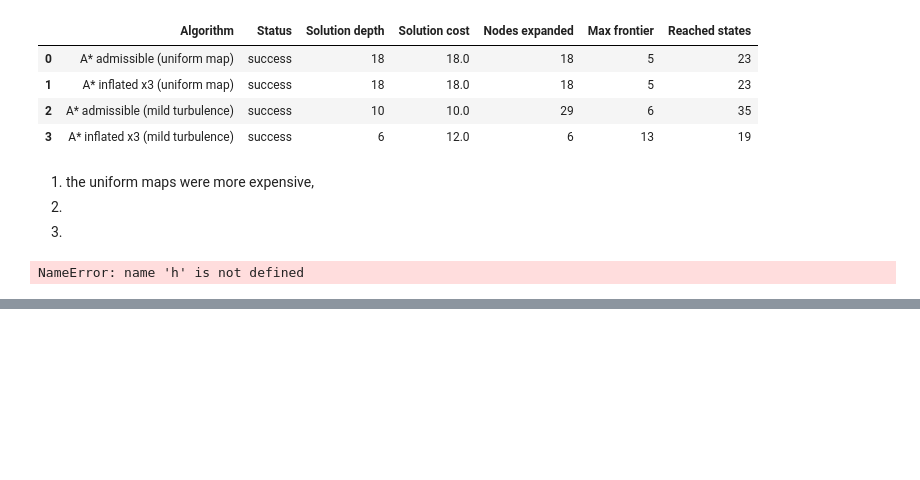
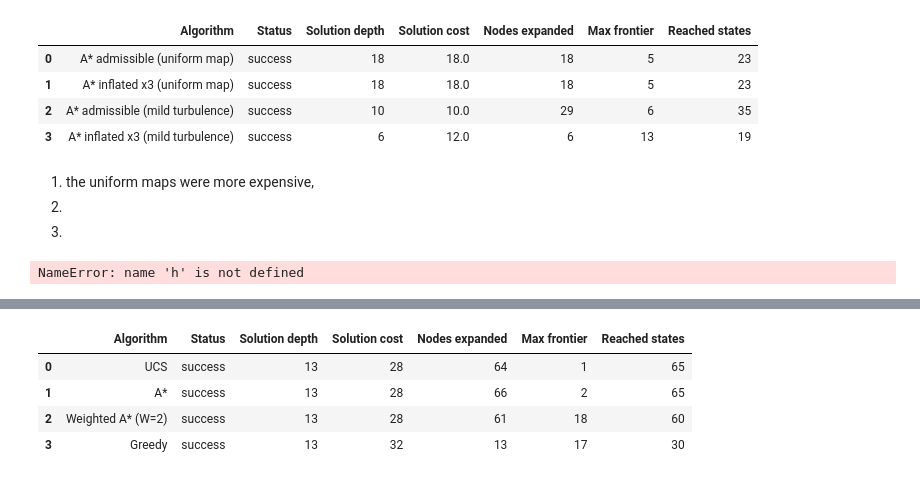
Before and after one commit to Ewurakua419/Ewurakua_Amoah_lab1_, a Jupyter notebook: Ewurakua_Amoah_Lab_1B.ipynb, the cells around one changed output, grey strips where cells are left out. Saved outputs shown, nothing was run; the diff lists cells and outputs as text; code cells hidden in the pictures; blank space fills up the shorter version.

```diff
--- a/Ewurakua_Amoah_Lab_1B.ipynb
+++ b/Ewurakua_Amoah_Lab_1B.ipynb
@@ -858,26 +856,43 @@ TypeError: cannot unpack non-iterable NoneType object
 # %%
 # TODO 11:
 # Create your second custom map here.
 
 custom_grid_2 = [
+    [0, 0, 0, 0, 0, 0, 0, 0, 0, 0, 0, 0, 0],
+    [0, 0, 0, 0, 0, 0, 0, 0, 0, 0, 0, 0, 0],
+    [0, 0, 0, 0, 0, 0, 0, 0, 0, 0, 0, 0, 0],
+    [0, 0, 0, 0, 0, 0, 0, 0, 0, 0, 0, 0, 0],
+    [0, 0, 0, 0, 0, 0, 0, 0, 0, 0, 0, 0, 0]
     # Replace this with your own grid.
 ]
 
 custom_costs_2 = [
+    [1, 1, 2, 2, 1, 1, 4, 3, 2, 1, 1, 1, 8],
+    [1, 1, 2, 2, 1, 1, 4, 3, 2, 1, 1, 1, 1],
+    [1, 1, 2, 2, 1, 1, 4, 3, 2, 1, 1, 1, 1],
+    [1, 1, 2, 2, 1, 1, 4, 3, 2, 1, 8, 1, 1],
+    [1, 1, 2, 2, 1, 1, 4, 3, 2, 1, 1, 9, 1]
+
     # Terrain costs (same shape as the grid), if using WeightedGridProblem.
 ]
 
-custom_start_2 = None
-custom_goal_2 = None
+custom_start_2 = (0,2)
+custom_goal_2 = (4,11)
 
 # Example after completing:
-# custom_problem_2 = WeightedGridProblem(
-#     custom_grid_2, custom_start_2, custom_goal_2, terrain_costs=custom_costs_2
-# )
-# custom_results_2 = [
-#     ucs.search(custom_problem_2),
-#     astar.search(custom_problem_2),
-#     wastar2.search(custom_problem_2),
-#     greedy.search(custom_problem_2),
-# ]
-# show_results(custom_results_2)
+custom_problem_2 = WeightedGridProblem(
+    custom_grid_2, custom_start_2, custom_goal_2, terrain_costs=custom_costs_2
+)
+custom_results_2 = [
+    ucs.search(custom_problem_2),
+    astar.search(custom_problem_2),
+    wastar2.search(custom_problem_2),
+    greedy.search(custom_problem_2),
+]
+show_results(custom_results_2)
+# %% [output]
+|  | Algorithm | Status | Solution depth | Solution cost | Nodes expanded | Max frontier | Reached states |
+| 0 | UCS | success | 13 | 28 | 64 | 1 | 65 |
+| 1 | A* | success | 13 | 28 | 66 | 2 | 65 |
+| 2 | Weighted A* (W=2) | success | 13 | 28 | 61 | 18 | 60 |
+| 3 | Greedy | success | 13 | 32 | 13 | 17 | 30 |
```
Also changed, not shown: parts of 2 cells of this notebook.
